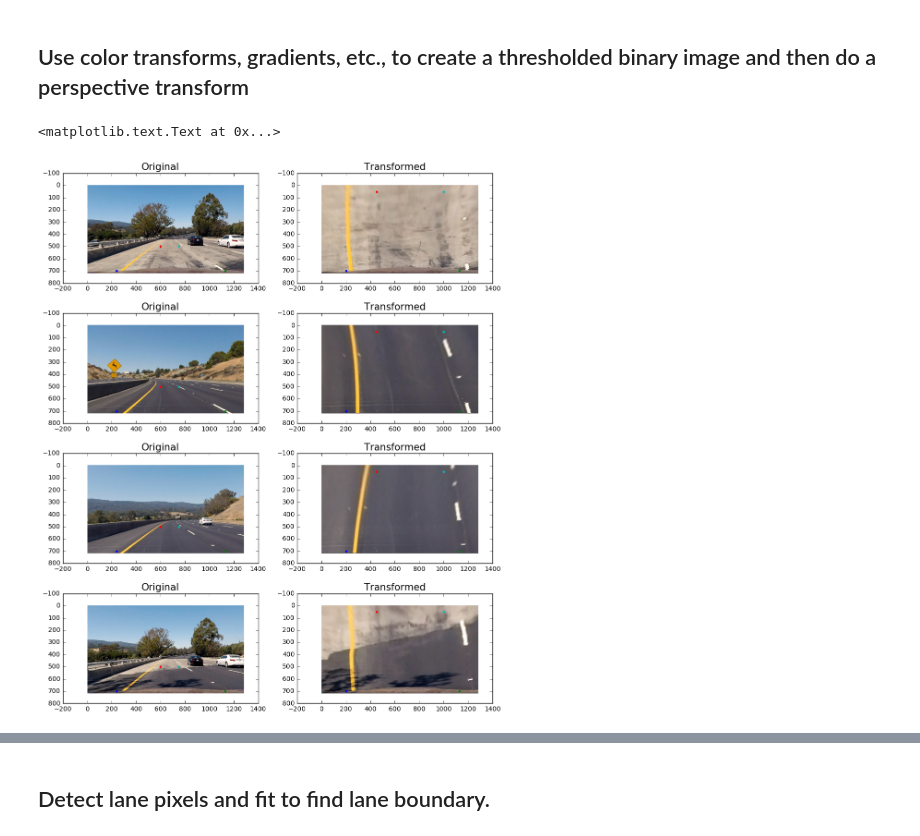
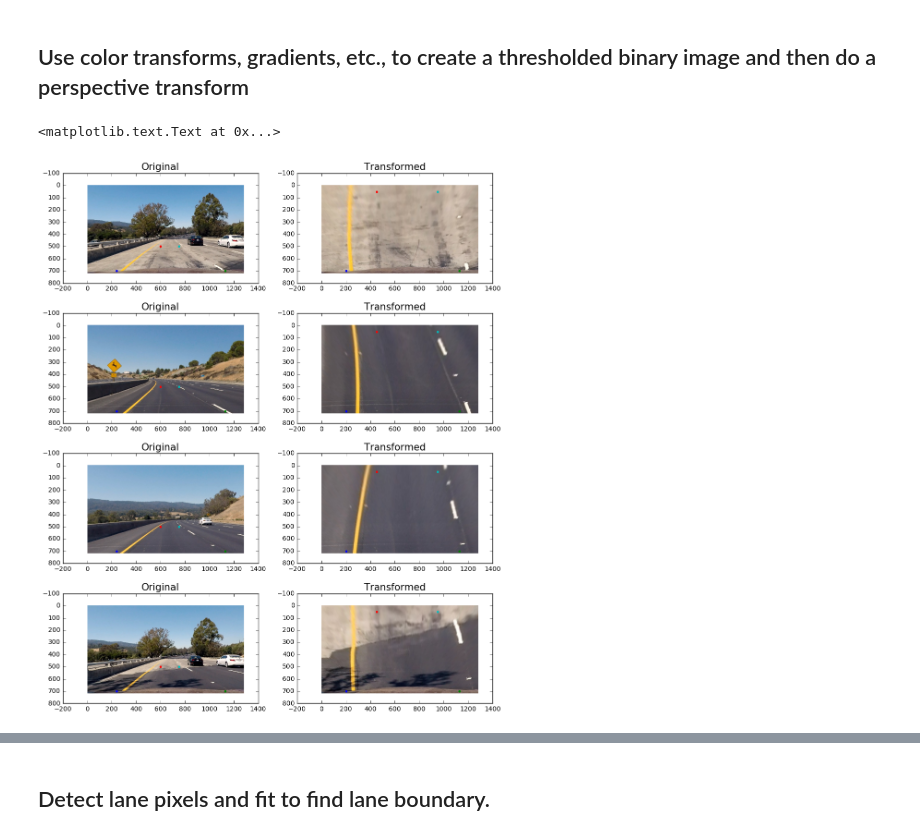
Before and after one commit to ravindar/CarND-Advanced-Lane-Lines, a Jupyter notebook: P4.ipynb, the cells around one changed output, grey strips where cells are left out. Cells and saved outputs as stored; diff of their text form; code cells hidden in the pictures.

```diff
--- a/P4.ipynb
+++ b/P4.ipynb
@@ -86,7 +86,7 @@ def perspective_transform(undist_image, src, dst, img_size):
 image = mpimg.imread('test_images/test1.jpg')
 undst = cv2.undistort(image, mtx, dist, None, mtx)
 src =  np.float32([[240,700],[1130,700],[600,500],[750,500]])
-dst = np.float32([[200,700],[1200,700],[450,50],[1000,50]])
+dst = np.float32([[200,700],[1200,700],[450,50],[950,50]])
 
 f, ((ax1, ax2), (ax3, ax4), (ax5, ax6), (ax7, ax8)) = plt.subplots(4, 2, figsize=(12, 15))
 
@@ -104,7 +104,7 @@ ax2.imshow(transformed)
 ax2.plot(200, 700, ".")
 ax2.plot(1130, 700, ".")
 ax2.plot(450, 50, ".")
-ax2.plot(1000, 50, ".")
+ax2.plot(950, 50, ".")
 ax2.set_title('Transformed', fontsize=15)
 
 image = mpimg.imread('test_images/test2.jpg')
@@ -121,7 +121,7 @@ ax4.imshow(transformed)
 ax4.plot(200, 700, ".")
 ax4.plot(1130, 700, ".")
 ax4.plot(450, 50, ".")
-ax4.plot(1000, 50, ".")
+ax4.plot(950, 50, ".")
 ax4.set_title('Transformed', fontsize=15)
 
 image = mpimg.imread('test_images/test3.jpg')
@@ -130,36 +130,36 @@ ax5.imshow(undst)
 ax5.plot(240, 700, ".")
 ax5.plot(1130, 700, ".")
 ax5.plot(600, 500, ".")
 ax5.plot(750, 500, ".")
 ax5.set_title('Original', fontsize=15)
 
 transformed = perspective_transform(undst, src, dst, (image.shape[1], image.shape[0]))
 ax6.imshow(transformed)
 ax6.plot(200, 700, ".")
 ax6.plot(1130, 700, ".")
 ax6.plot(450, 50, ".")
-ax6.plot(1000, 50, ".")
+ax6.plot(950, 50, ".")
 ax6.set_title('Transformed', fontsize=15)
 
 image = mpimg.imread('test_images/test4.jpg')
 undst = cv2.undistort(image, mtx, dist, None, mtx)
 ax7.imshow(undst)
 ax7.plot(240, 700, ".")
 ax7.plot(1130, 700, ".")
 ax7.plot(600, 500, ".")
 ax7.plot(750, 500, ".")
 ax7.set_title('Original', fontsize=15)
 
 transformed = perspective_transform(undst, src, dst, (image.shape[1], image.shape[0]))
 ax8.imshow(transformed)
 ax8.plot(200, 700, ".")
 ax8.plot(1130, 700, ".")
 ax8.plot(450, 50, ".")
-ax8.plot(1000, 50, ".")
+ax8.plot(950, 50, ".")
 ax8.set_title('Transformed', fontsize=15)
 # %% [output]
 <matplotlib.text.Text at 0x...>
-[figure, old version]
+[figure, new version]
 # %%
 def color_transform(img, s_thresh=(170, 255), sx_thresh=(20, 100)):
     img = np.copy(img)
```
Also changed, not shown: parts of 2 cells of this notebook.
